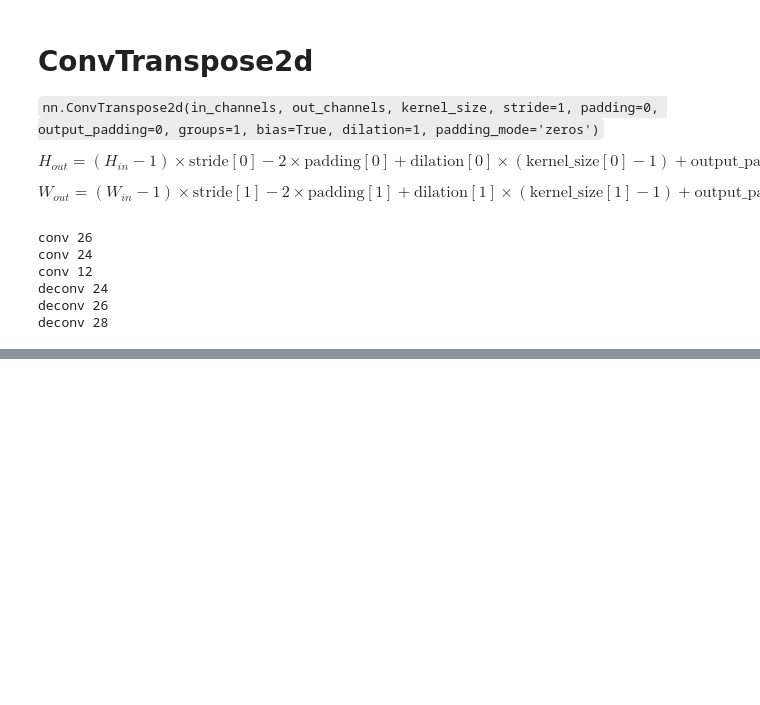
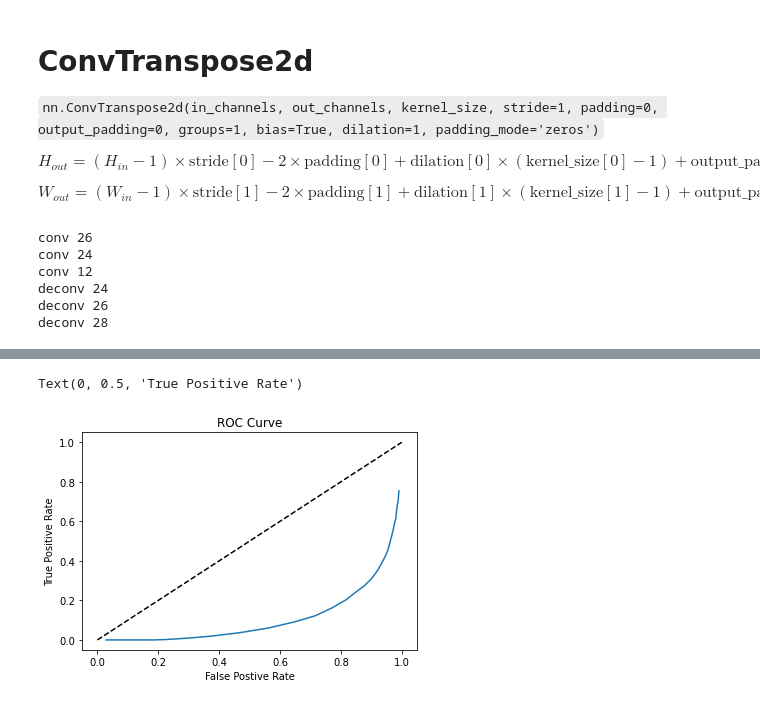
Before and after one commit to ltbd78/cae, a Jupyter notebook: cae_mnist.ipynb, the cells around one changed output, grey strips where cells are left out. Saved outputs shown, nothing was run; the diff lists cells and outputs as text; code cells hidden in the pictures; blank space fills up the shorter version.

```diff
--- a/cae_mnist.ipynb
+++ b/cae_mnist.ipynb
@@ -123,0 +137,9 @@ model.visualize(val_data, 8)
+# %%
+plt.plot(1-np.array(tnr), tpr)
+plt.plot([0, 1], [0, 1], 'k--')
+plt.title('ROC Curve')
+plt.xlabel('False Postive Rate')
+plt.ylabel('True Positive Rate')
+# %% [output]
+Text(0, 0.5, 'True Positive Rate')
+[figure, added]
```
Also changed, not shown: parts of 8 cells of this notebook.
